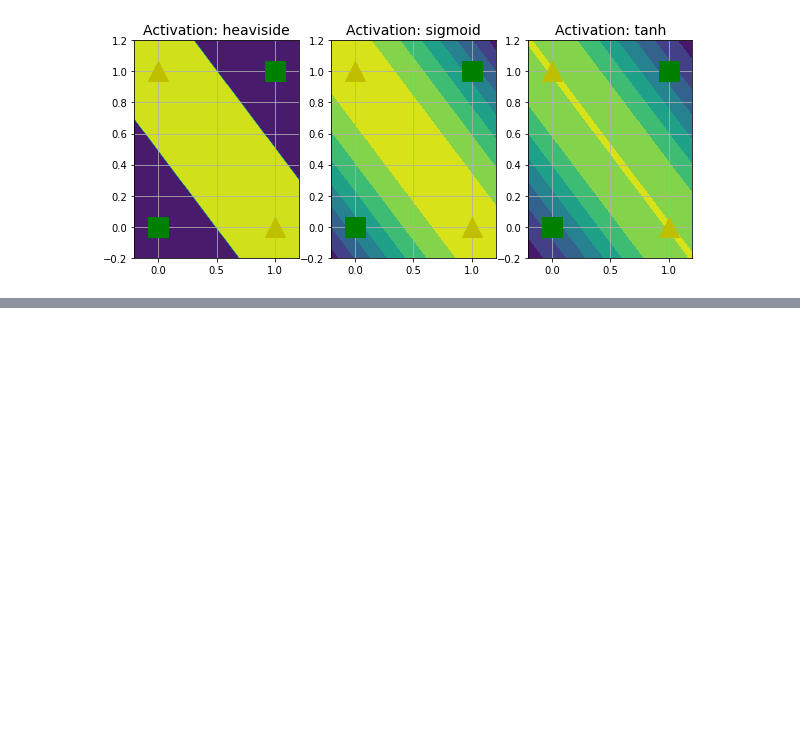
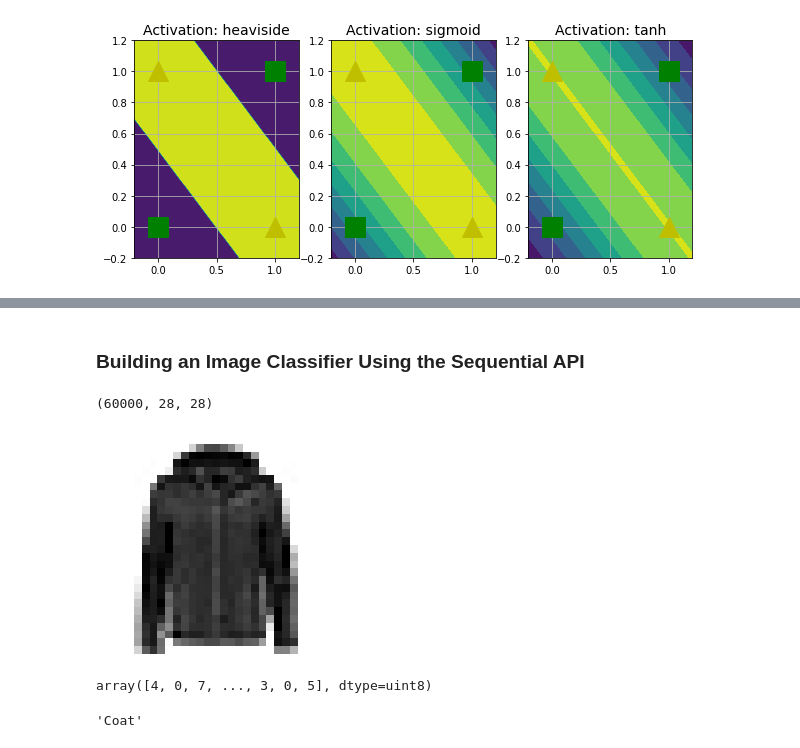
Before and after one commit to matyama/homl, a Jupyter notebook: 10_neural_networks.ipynb, the cells around one changed output, grey strips where cells are left out. Cells and saved outputs as stored; diff of their text form; code cells hidden in the pictures; blank space fills up the shorter version.

Commit message:
Add image classifier example from Chapter 10

```diff
--- a/10_neural_networks.ipynb
+++ b/10_neural_networks.ipynb
@@ -112,0 +140,48 @@ plt.show()
+# %% [markdown]
+### Building an Image Classifier Using the Sequential API
+# %%
+import tensorflow as tf
+from tensorflow import keras
+
+# Load Fashin MNIST dataset
+fashion_mnist = keras.datasets.fashion_mnist
+(X_train_full, y_train_full), (X_test, y_test) = fashion_mnist.load_data()
+
+X_train_full.shape
+# %% [output]
+(60000, 28, 28)
+# %%
+# Create a validation set and scale inputs to [0, 1] range
+max_value = 255.0
+val_train_split = 5000
+X_valid, X_train = X_train_full[:val_train_split] / max_value, X_train_full[val_train_split:] / max_value
+y_valid, y_train = y_train_full[:val_train_split], y_train_full[val_train_split:]
+X_test = X_test / max_value
+
+plt.imshow(X_train[0], cmap="binary")
+plt.axis("off")
+plt.show()
+# %% [output]
+[figure, added]
+# %%
+y_train
+# %% [output]
+array([4, 0, 7, ..., 3, 0, 5], dtype=uint8)
+# %%
+# Define class names to be used for corresponding class labels
+class_names = [
+    "T-shirt/top",
+    "Trouser",
+    "Pullover",
+    "Dress",
+    "Coat",
+    "Sandal",
+    "Shirt",
+    "Sneaker",
+    "Bag",
+    "Ankle boot",
+]
+
+class_names[y_train[0]]
+# %% [output]
+'Coat'
```
Also changed, not shown: parts of 25 cells of this notebook, 1 other file.
